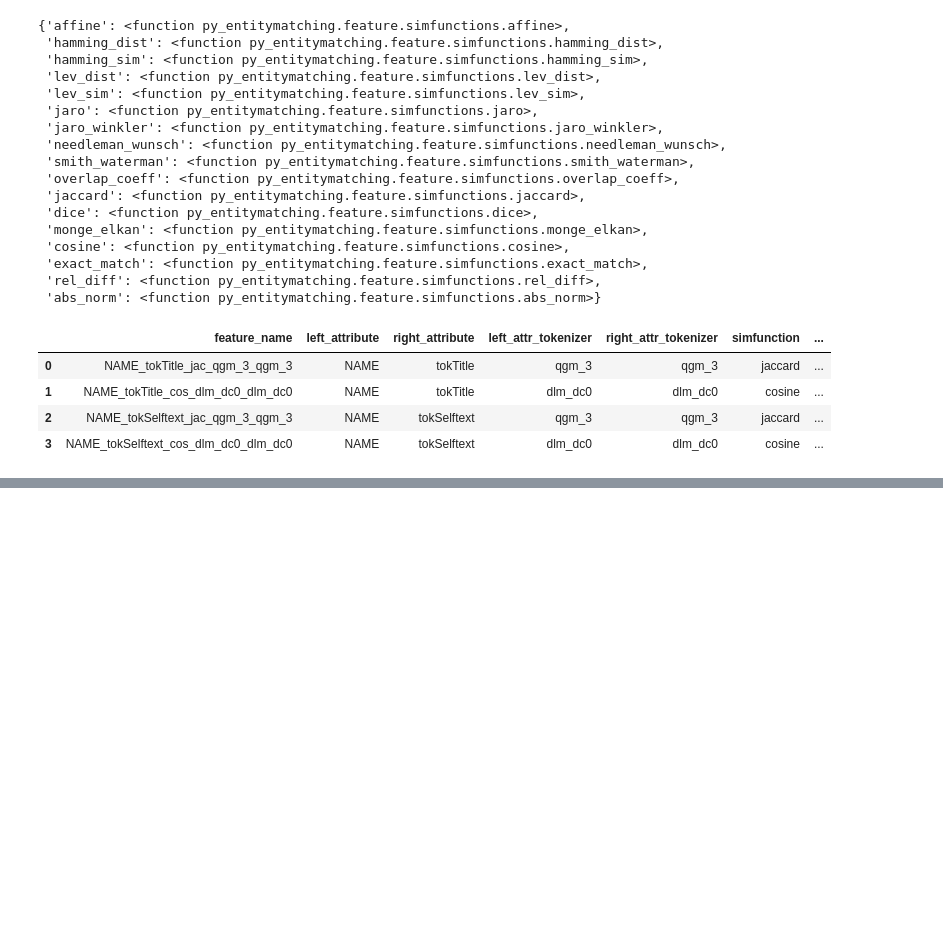
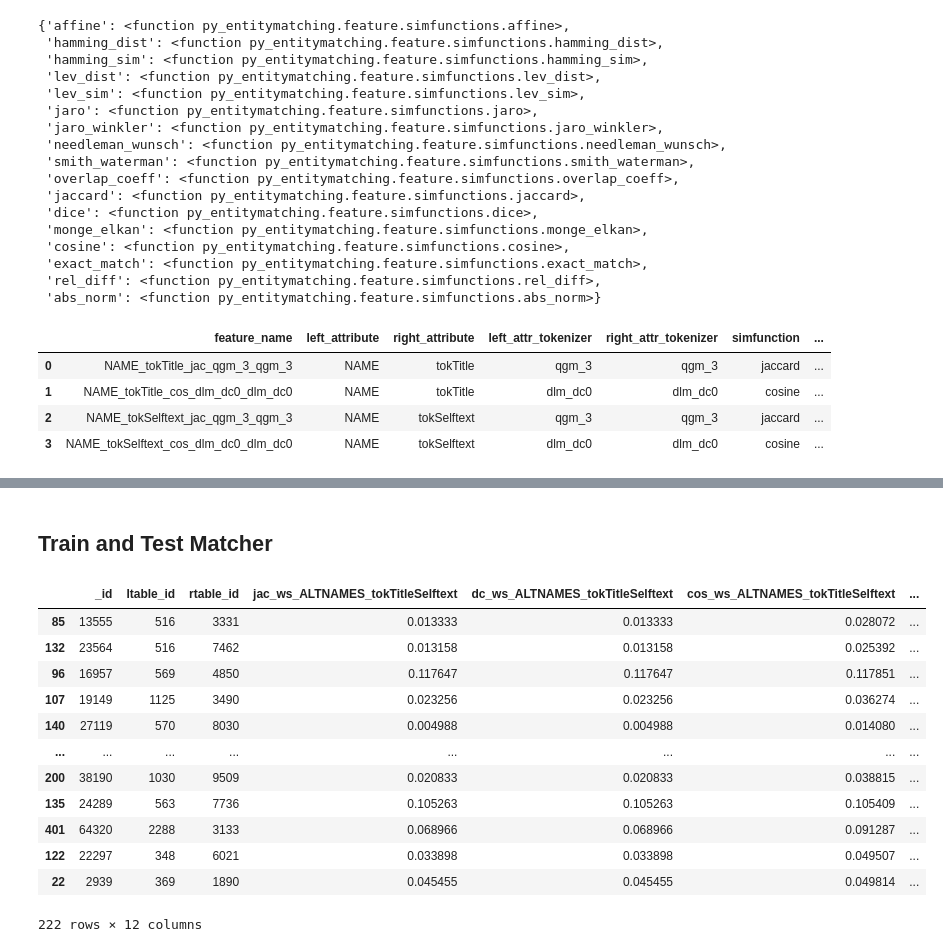
Before and after one commit to raulgiovannymartinez/Drug-Epidemic-Tracking-With-Social-Media, a Jupyter notebook: reddit_matching.ipynb, the cells around one changed output, grey strips where cells are left out. Cells and saved outputs as stored; diff of their text form; code cells hidden in the pictures; blank space fills up the shorter version.

```diff
--- a/reddit_matching.ipynb
+++ b/reddit_matching.ipynb
@@ -308,0 +490,5 @@ C2
+# %%
+H = em.extract_feature_vecs(I,
+                            feature_table=F,
+                            attrs_after='gold_label',
+                            show_progress=False)
@@ -308,0 +545,2 @@ C2
+# %% [markdown]
+## Train and Test Matcher
@@ -308,0 +550,3 @@ C2
+# %%
+rf.fit(table=H, exclude_attrs=['_id', 'ltable_id', 'rtable_id', 'gold_label'],
+        target_attr='gold_label')
@@ -308,0 +564,18 @@ C2
+# %%
+# Predict on Test
+rf.predict(table=test, exclude_attrs=['_id', 'ltable_id', 'rtable_id', 'gold_label'],
+            target_attr='prediction', append=True, inplace=True)
+# %% [output]
+|  | _id | ltable_id | rtable_id | jac_ws_ALTNAMES_tokTitleSelftext | dc_ws_ALTNAMES_tokTitleSelftext | cos_ws_ALTNAMES_tokTitleSelftext | ... |
+| 85 | 13555 | 516 | 3331 | 0.013333 | 0.013333 | 0.028072 | ... |
+| 132 | 23564 | 516 | 7462 | 0.013158 | 0.013158 | 0.025392 | ... |
+| 96 | 16957 | 569 | 4850 | 0.117647 | 0.117647 | 0.117851 | ... |
+| 107 | 19149 | 1125 | 3490 | 0.023256 | 0.023256 | 0.036274 | ... |
+| 140 | 27119 | 570 | 8030 | 0.004988 | 0.004988 | 0.014080 | ... |
+| ... | ... | ... | ... | ... | ... | ... | ... |
+| 200 | 38190 | 1030 | 9509 | 0.020833 | 0.020833 | 0.038815 | ... |
+| 135 | 24289 | 563 | 7736 | 0.105263 | 0.105263 | 0.105409 | ... |
+| 401 | 64320 | 2288 | 3133 | 0.068966 | 0.068966 | 0.091287 | ... |
+| 122 | 22297 | 348 | 6021 | 0.033898 | 0.033898 | 0.049507 | ... |
+| 22 | 2939 | 369 | 1890 | 0.045455 | 0.045455 | 0.049814 | ... |
+222 rows × 12 columns
```
Also changed, not shown: parts of 107 cells of this notebook, 4 other files.
